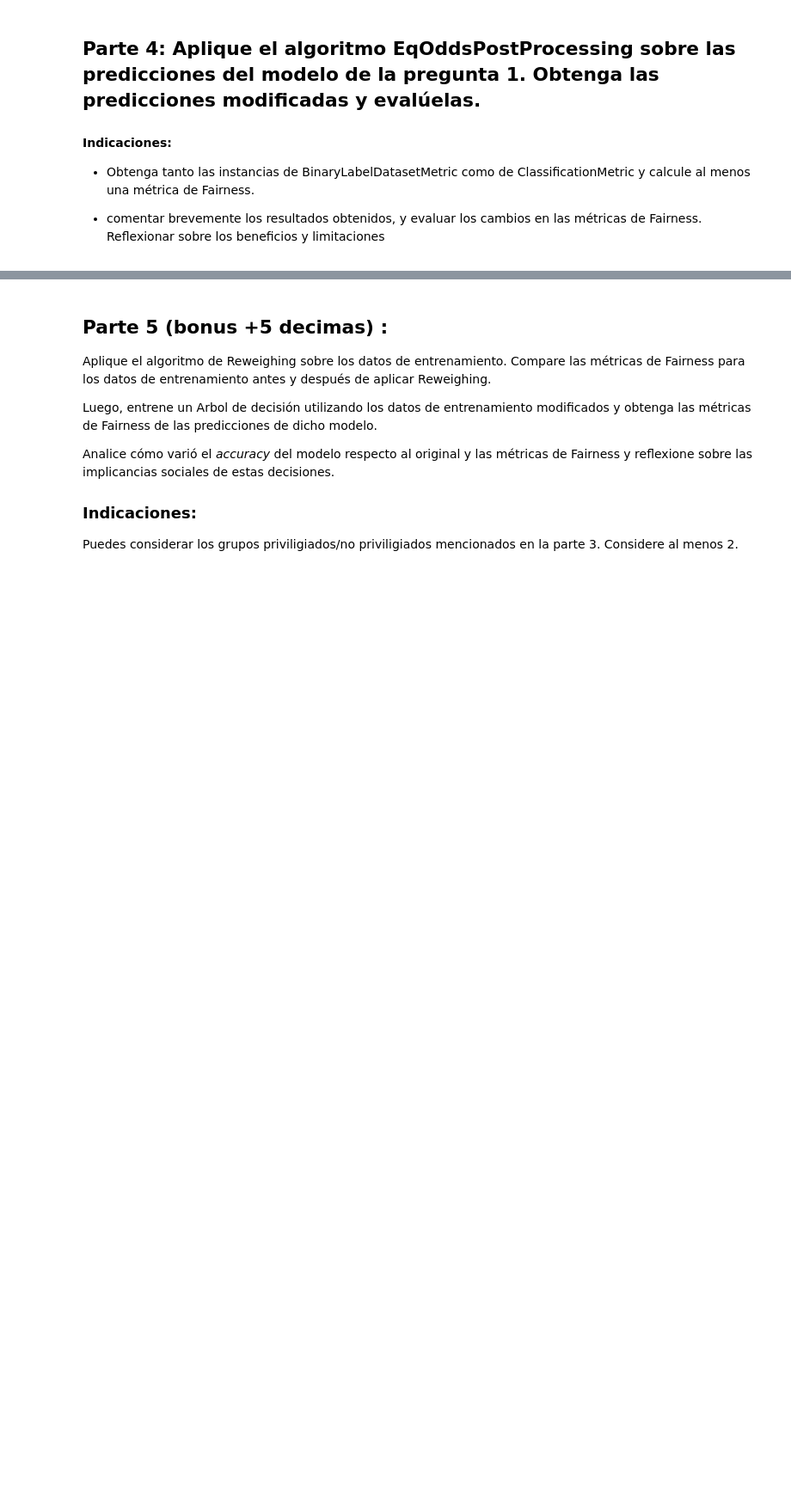
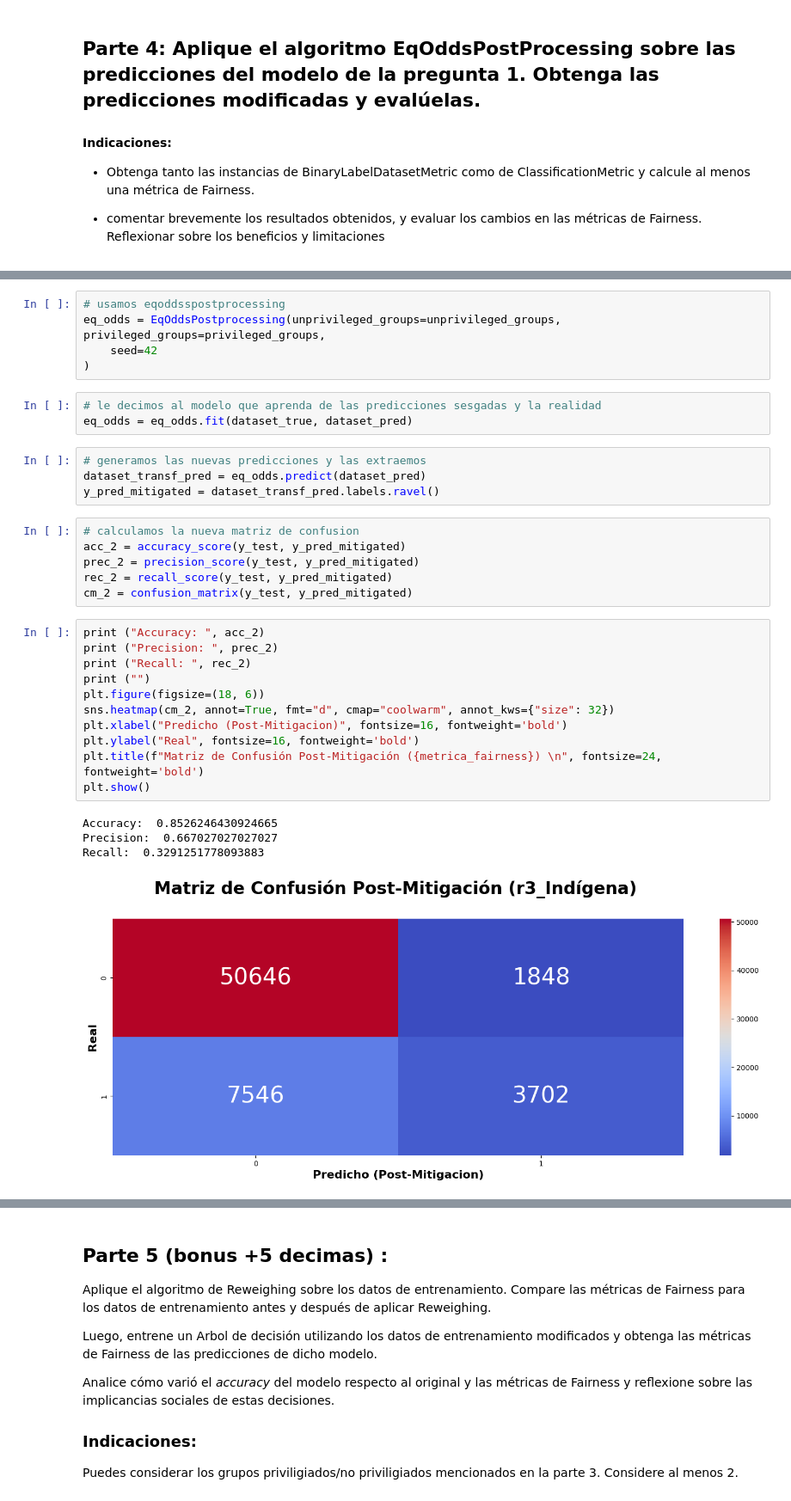
Before and after one commit to wbguc/taller-2, a Jupyter notebook: Taller_sumativo_2.ipynb, the cells around one changed output, grey strips where cells are left out. Shown at 86% size. Drawn from its saved outputs; the diff is of its cells as text; blank space fills up the shorter version.

```diff
--- a/Taller_sumativo_2.ipynb
+++ b/Taller_sumativo_2.ipynb
@@ -318,0 +347,34 @@ absolute_xtab
+# %%
+# usamos eqoddsspostprocessing
+eq_odds = EqOddsPostprocessing(unprivileged_groups=unprivileged_groups, privileged_groups=privileged_groups,
+    seed=42
+)
+# %%
+# le decimos al modelo que aprenda de las predicciones sesgadas y la realidad
+eq_odds = eq_odds.fit(dataset_true, dataset_pred)
+# %%
+# generamos las nuevas predicciones y las extraemos
+dataset_transf_pred = eq_odds.predict(dataset_pred)
+y_pred_mitigated = dataset_transf_pred.labels.ravel()
+# %%
+# calculamos la nueva matriz de confusion
+acc_2 = accuracy_score(y_test, y_pred_mitigated)
+prec_2 = precision_score(y_test, y_pred_mitigated)
+rec_2 = recall_score(y_test, y_pred_mitigated)
+cm_2 = confusion_matrix(y_test, y_pred_mitigated)
+# %%
+print ("Accuracy: ", acc_2)
+print ("Precision: ", prec_2)
+print ("Recall: ", rec_2)
+print ("")
+plt.figure(figsize=(18, 6))
+sns.heatmap(cm_2, annot=True, fmt="d", cmap="coolwarm", annot_kws={"size": 32})
+plt.xlabel("Predicho (Post-Mitigacion)", fontsize=16, fontweight='bold')
+plt.ylabel("Real", fontsize=16, fontweight='bold')
+plt.title(f"Matriz de Confusión Post-Mitigación ({metrica_fairness}) \n", fontsize=24, fontweight='bold')
+plt.show()
+# %% [output]
+Accuracy:  0.8526246430924665
+Precision:  0.667027027027027
+Recall:  0.3291251778093883
+[figure, added]
```
Also changed, not shown: parts of 8 cells of this notebook.
